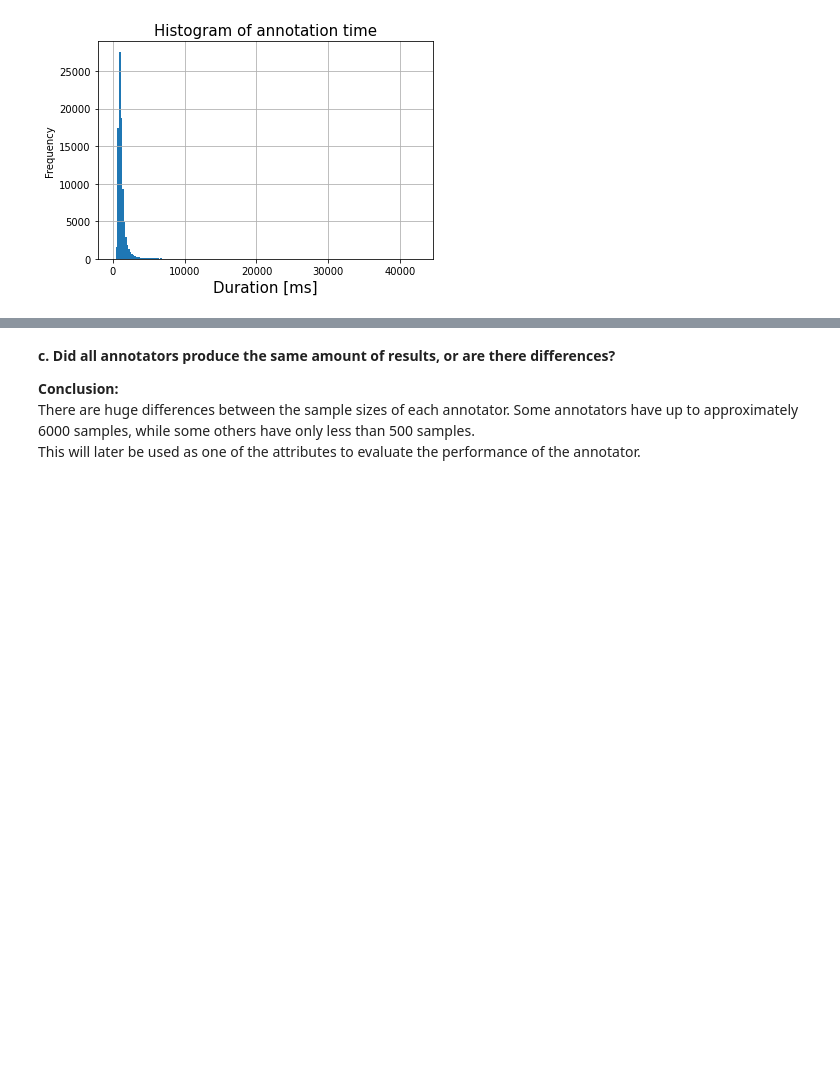
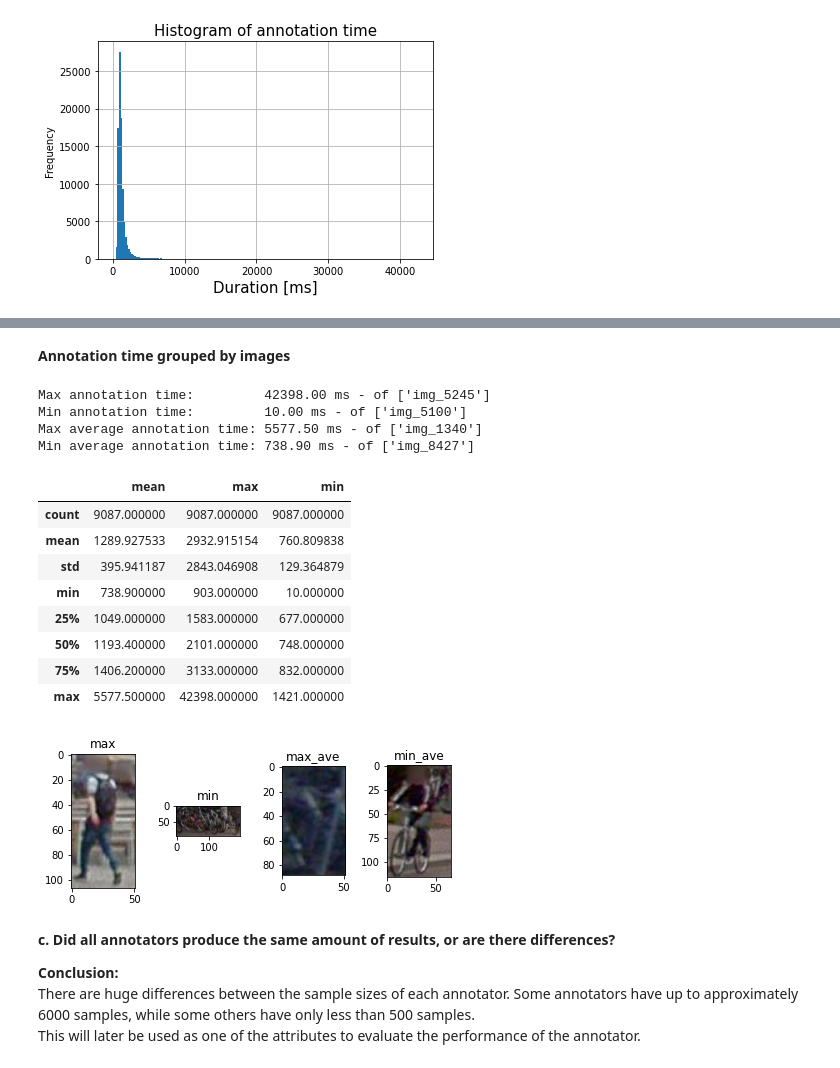
Before and after one commit to m4tice/qm_project, a Jupyter notebook: qm_project.ipynb, the cells around one changed output, grey strips where cells are left out. Cells and saved outputs as stored; diff of their text form; code cells hidden in the pictures; blank space fills up the shorter version.

```diff
--- a/qm_project.ipynb
+++ b/qm_project.ipynb
@@ -165,3 +239,69 @@ Name: duration, dtype: float64
+# %% [markdown]
+**Annotation time grouped by images**
+# %%
+export_csv = True
+
+annotation_time_df = pd.read_csv("annotation_time.csv")
+annotation_time_by_image_df = annotation_time_df.groupby("image_name")
+
+# Stack data into list
+annotation_time_by_image = []
+for item in annotation_time_by_image_df:
+    annotation_time_by_image.append([item[0], item[1]['duration'].mean(), item[1]['duration'].max(), item[1]['duration'].min()])
+
+annotation_time_by_image_df = pd.DataFrame(data=annotation_time_by_image, columns=['image_name', 'mean', 'max', 'min'])
+
+# Get types of annotation time
+max_image_anno_time = annotation_time_by_image_df['max'].max()
+min_image_anno_time = annotation_time_by_image_df['min'].min()
+max_image_ave_anno_time = annotation_time_by_image_df['mean'].max()
+min_image_ave_anno_time = annotation_time_by_image_df['mean'].min()
+
+# Get images based on annotation time types
+image_max_time = annotation_time_by_image_df.loc[annotation_time_by_image_df['max'] == max_image_anno_time]
+image_min_time = annotation_time_by_image_df.loc[annotation_time_by_image_df['min'] == min_image_anno_time]
+image_max_ave_time = annotation_time_by_image_df.loc[annotation_time_by_image_df['mean'] == max_image_ave_anno_time]
+image_min_ave_time = annotation_time_by_image_df.loc[annotation_time_by_image_df['mean'] == min_image_ave_anno_time]
+
+# Display
+print("Max annotation time:         %.2f ms - of %s" % (max_image_anno_time, image_max_time['image_name'].values))
+print("Min annotation time:         %.2f ms - of %s" % (min_image_anno_time, image_min_time['image_name'].values))
+print("Max average annotation time: %.2f ms - of %s" % (max_image_ave_anno_time, image_max_ave_time['image_name'].values))
+print("Min average annotation time: %.2f ms - of %s" % (min_image_ave_anno_time, image_min_ave_time['image_name'].values))
+
+# Export data to csv file
+if export_csv:
+    annotation_time_by_image_df.to_csv("annotation_time_by_image.csv", index=False)
+
+# Visualization of the images
+fig, ax = plt.subplots(1, 4)
+fig.tight_layout()
+images_df = [image_max_time, image_min_time, image_max_ave_time, image_min_ave_time]
+titles = ['max', 'min', 'max_ave', 'min_ave']
+
+for idx, item in enumerate(images_df):
+    im_url = annotation_time_df.loc[annotation_time_df['image_name'] == item['image_name'].values[0]]
+    im_url = im_url['image_url'].values[0]
+    im = Image.open(requests.get(im_url, stream=True).raw)
+    ax[idx].imshow(im)
+    ax[idx].set_title(titles[idx])
+
+annotation_time_by_image_df.describe()
+# %% [output]
+Max annotation time:         42398.00 ms - of ['img_5245']
+Min annotation time:         10.00 ms - of ['img_5100']
+Max average annotation time: 5577.50 ms - of ['img_1340']
+Min average annotation time: 738.90 ms - of ['img_8427']
+|  | mean | max | min |
+| count | 9087.000000 | 9087.000000 | 9087.000000 |
+| mean | 1289.927533 | 2932.915154 | 760.809838 |
+| std | 395.941187 | 2843.046908 | 129.364879 |
+| min | 738.900000 | 903.000000 | 10.000000 |
+| 25% | 1049.000000 | 1583.000000 | 677.000000 |
+| 50% | 1193.400000 | 2101.000000 | 748.000000 |
+| 75% | 1406.200000 | 3133.000000 | 832.000000 |
+| max | 5577.500000 | 42398.000000 | 1421.000000 |
+[figure, added]
 # %% [markdown]
 **c. Did all annotators produce the same amount of results, or are there differences?**
 
```
Also changed, not shown: parts of 13 cells of this notebook.
